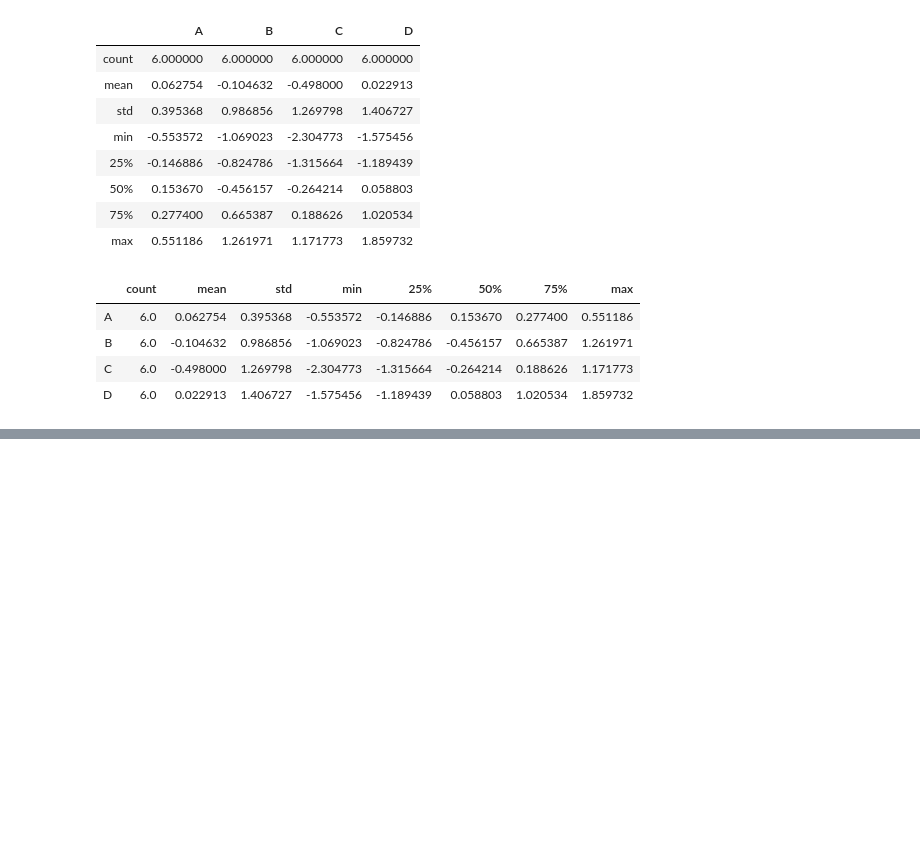
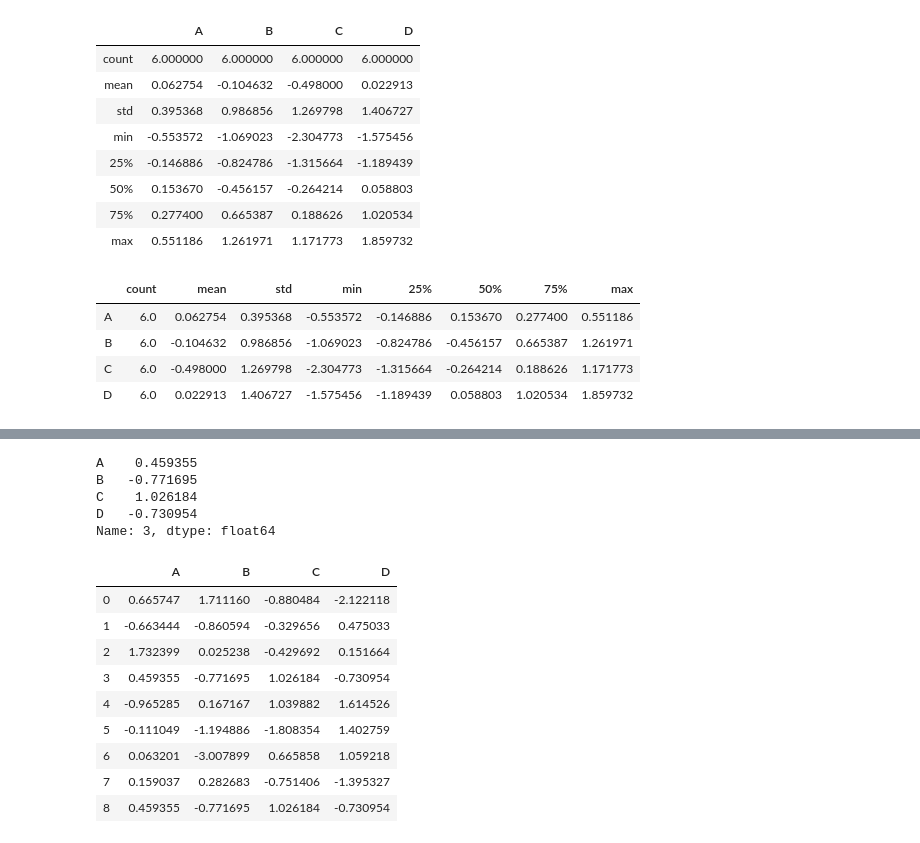
Before and after one commit to SuperSupeng/Data-analysis-with-python, a Jupyter notebook: dataAnalysis/Powerful-pandas/pandas基础.ipynb, the cells around one changed output, grey strips where cells are left out. Cells and saved outputs as stored; diff of their text form; code cells hidden in the pictures; blank space fills up the shorter version.

```diff
--- a/dataAnalysis/Powerful-pandas/pandas基础.ipynb
+++ b/dataAnalysis/Powerful-pandas/pandas基础.ipynb
@@ -98,0 +485,3 @@ df.describe().T
+# %%
+df = pd.DataFrame(np.random.randn(8,4), columns=['A', 'B', 'C', 'D'])
+df
@@ -98,0 +498,24 @@ df.describe().T
+# %%
+s = df.iloc[3]
+# %%
+s
+# %% [output]
+A    0.459355
+B   -0.771695
+C    1.026184
+D   -0.730954
+Name: 3, dtype: float64
+# %%
+df.append(s, ignore_index=True
+         )
+# %% [output]
+|  | A | B | C | D |
+| 0 | 0.665747 | 1.711160 | -0.880484 | -2.122118 |
+| 1 | -0.663444 | -0.860594 | -0.329656 | 0.475033 |
+| 2 | 1.732399 | 0.025238 | -0.429692 | 0.151664 |
+| 3 | 0.459355 | -0.771695 | 1.026184 | -0.730954 |
+| 4 | -0.965285 | 0.167167 | 1.039882 | 1.614526 |
+| 5 | -0.111049 | -1.194886 | -1.808354 | 1.402759 |
+| 6 | 0.063201 | -3.007899 | 0.665858 | 1.059218 |
+| 7 | 0.159037 | 0.282683 | -0.751406 | -1.395327 |
+| 8 | 0.459355 | -0.771695 | 1.026184 | -0.730954 |
```
Also changed, not shown: parts of 73 cells of this notebook, 1 other file.
